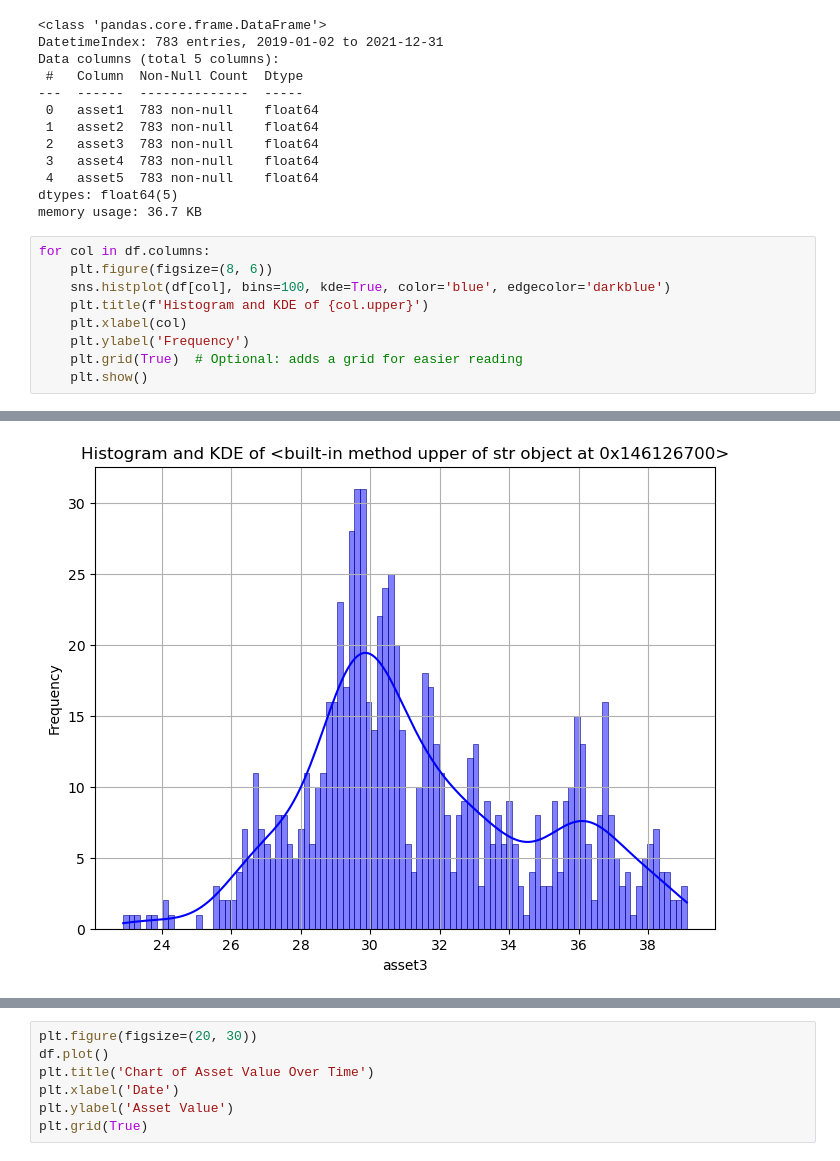
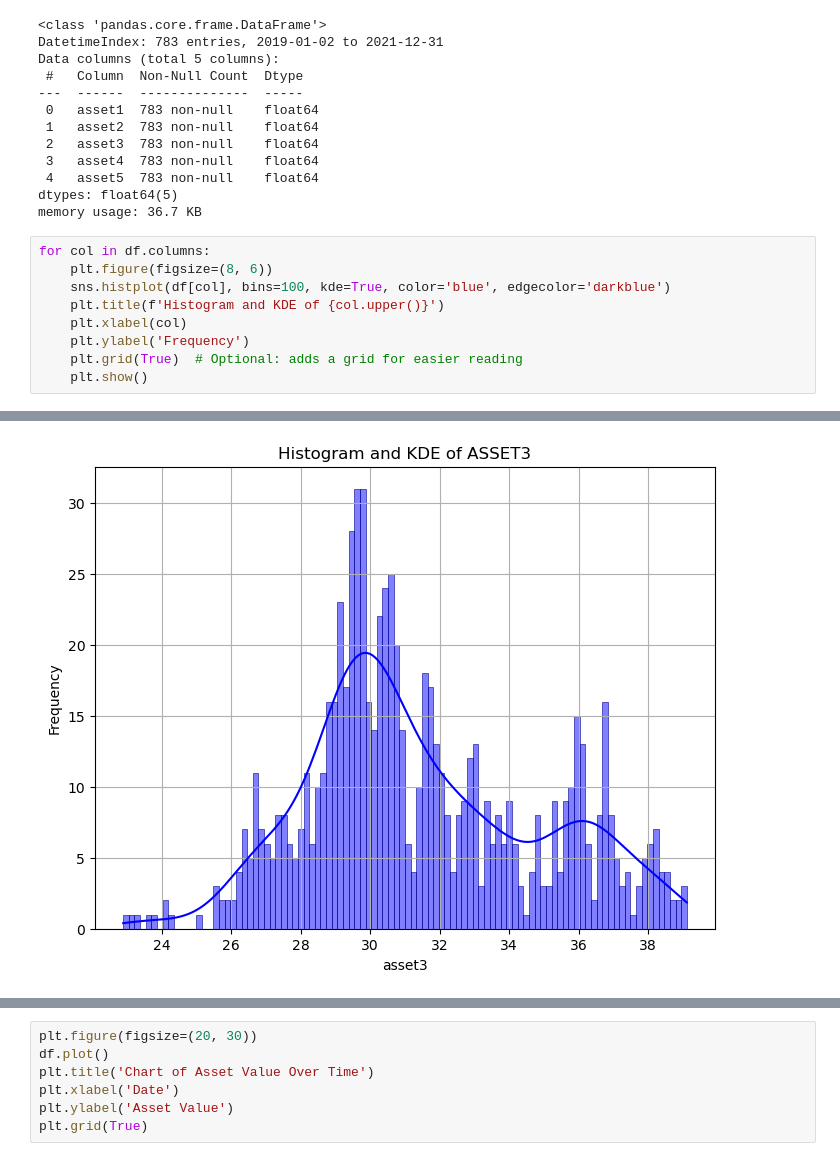
Before and after one commit to Bumbledebee/Financial-Portfolio-Analysis, a Jupyter notebook: Tech-Challenge.ipynb, the cells around one changed output, grey strips where cells are left out. Cells and saved outputs as stored; diff of their text form.

Commit message:
correct upper

```diff
--- a/Tech-Challenge.ipynb
+++ b/Tech-Challenge.ipynb
@@ -129,7 +129,7 @@ memory usage: 36.7 KB
 for col in df.columns:
     plt.figure(figsize=(8, 6))
     sns.histplot(df[col], bins=100, kde=True, color='blue', edgecolor='darkblue')
-    plt.title(f'Histogram and KDE of {col.upper}')
+    plt.title(f'Histogram and KDE of {col.upper()}')
     plt.xlabel(col)
     plt.ylabel('Frequency')
     plt.grid(True)  # Optional: adds a grid for easier reading
@@ -140 +140 @@ for col in df.columns:
-[figure, old version]
+[figure, new version]
```
Also changed, not shown: parts of 1 cell of this notebook.
